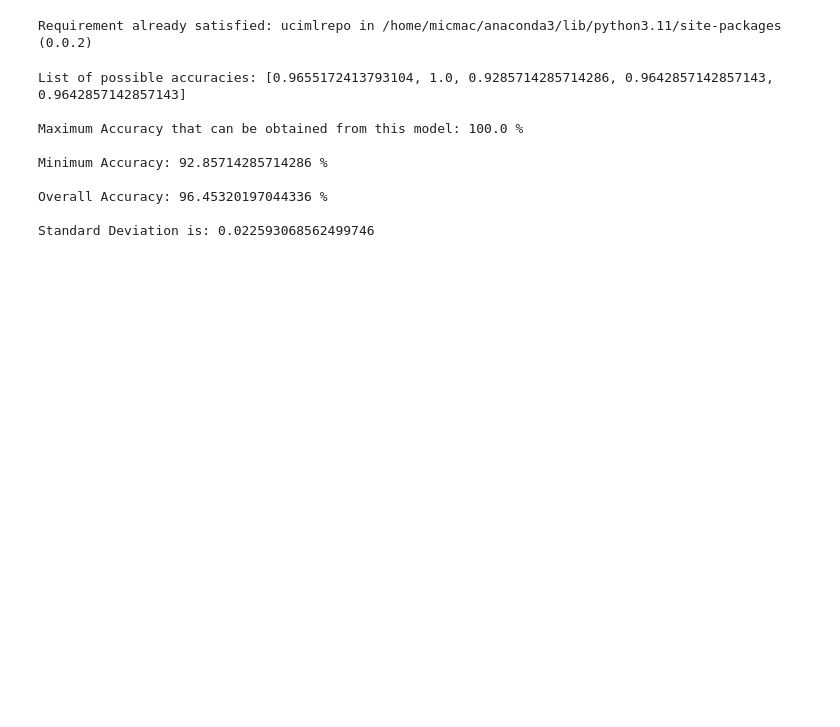
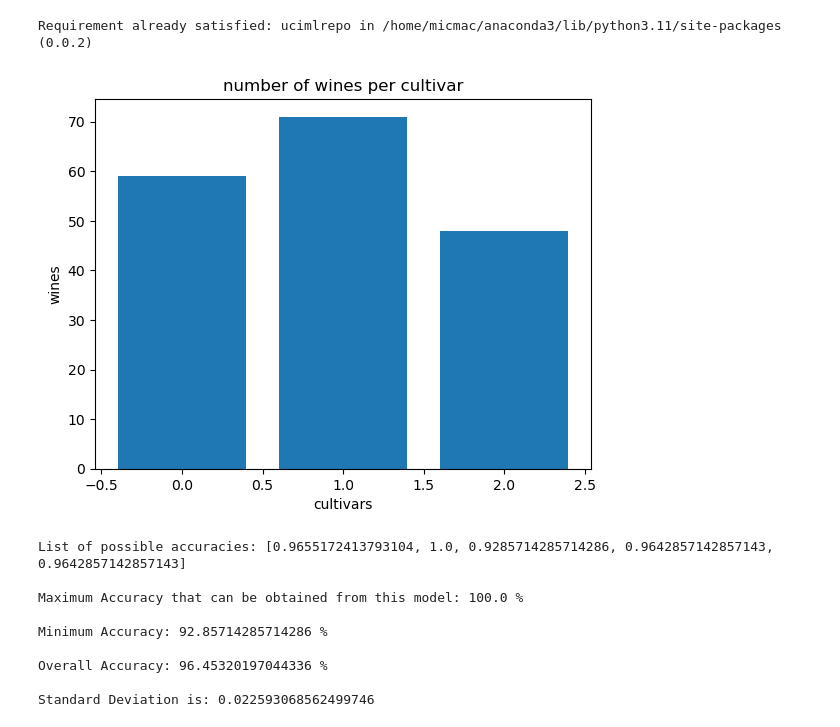
Before and after one commit to Francois-Moyson/Francois-Moyson, a Jupyter notebook: k-nnfp/knnfp-classification.ipynb, the cells around one changed output. Saved outputs shown, nothing was run; the diff lists cells and outputs as text; code cells hidden in the pictures; blank space fills up the shorter version.

```diff
--- a/k-nnfp/knnfp-classification.ipynb
+++ b/k-nnfp/knnfp-classification.ipynb
@@ -208,4 +208,38 @@ Test Accuracy: 1.0
 !pip install ucimlrepo
 # %% [output]
 Requirement already satisfied: ucimlrepo in /home/micmac/anaconda3/lib/python3.11/site-packages (0.0.2)
+# %%
+### Test k-NNFP on the Wine dataset (UCI) : predict the origin (cultivar) of wines basing on their
+### chemical composition
+
+from ucimlrepo import fetch_ucirepo
+import matplotlib.pyplot as plt
+
+# Fetch dataset
+wine = fetch_ucirepo(id=109)
+
+# Data (as pandas dataframes)
+X = wine.data.features
+y = wine.data.targets
+
+# Converts the dataframe into a numpy array, and stores the classes in a separate np array
+X = X.to_numpy()
+X = np.array(X).astype(float)
+y = y.to_numpy()
+y = np.array(y).astype(int)
+y = y.ravel() #Converts the classes in scikit-learn format (1d list)
+
+# Changes the range of classes to be 0 to n (instead of 1 to n)
+y = y - np.array([1]*y.shape[0])
+
+# Display the number of members of each class in a bar graph
+unique, counts = np.unique(y, return_counts=True)
+index = unique #range(3,9) # il y a 10 notes possibles
+plt.bar(index, counts)
+plt.xlabel('cultivars', fontsize=10)
+plt.ylabel('wines', fontsize=10)
+plt.title('number of wines per cultivar')
+plt.show()
+# %% [output]
+[figure, added]
 # %%
```
Also changed, not shown: parts of 7 cells of this notebook.
